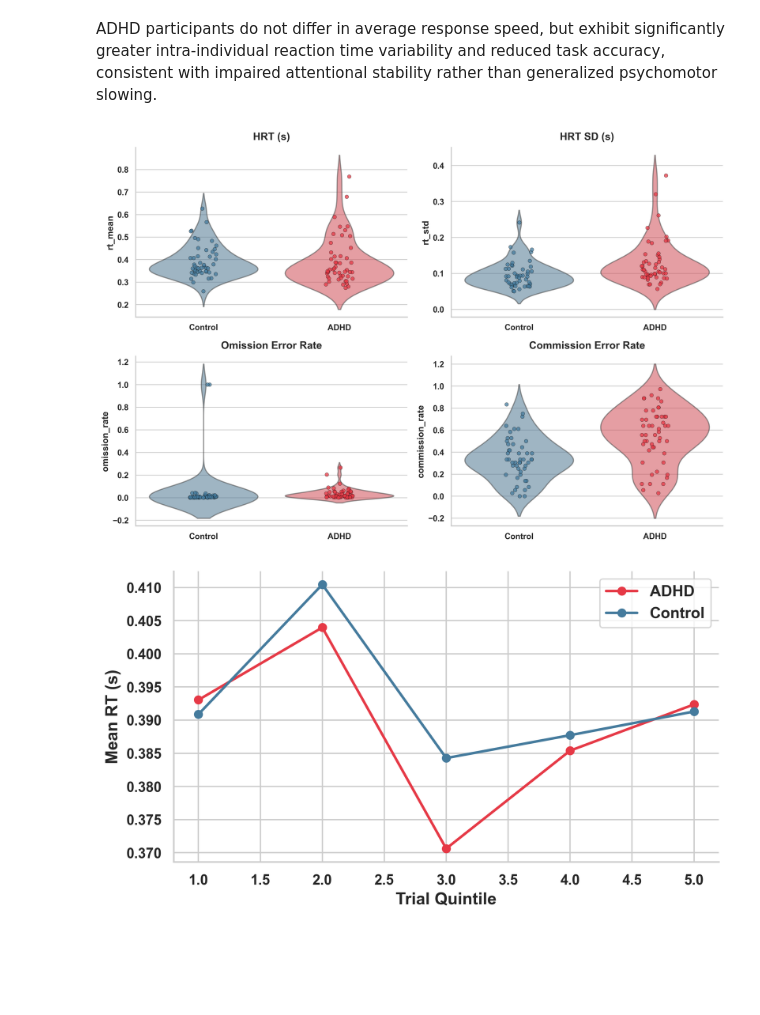
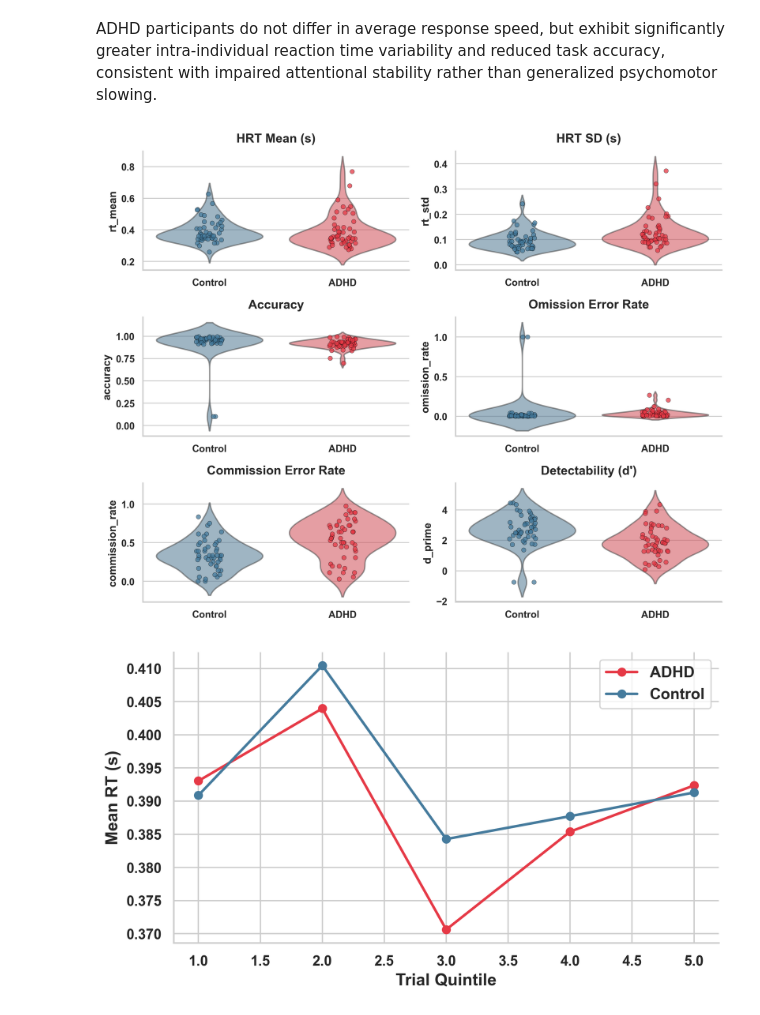
Before and after one commit to Abhikumar199/IITB_ADHD, a Jupyter notebook: Analysis/ADHD_DDM_main.ipynb, the cells around one changed output. Saved outputs shown, nothing was run; the diff lists cells and outputs as text; code cells hidden in the pictures; blank space fills up the shorter version.

```diff
--- a/Analysis/ADHD_DDM_main.ipynb
+++ b/Analysis/ADHD_DDM_main.ipynb
@@ -670,6 +688,18 @@ Commission Error Rate  0.546 (0.249)     0.343 (0.197) Independent t-test    t =
    Detectability (d′)  1.898 (1.006)     2.703 (1.036)     Mann-Whitney U  U = 608.000  0.0000 Rank-biserial r = -0.504 ***
 # %% [markdown]
 ADHD participants do not differ in average response speed, but exhibit significantly greater intra-individual reaction time variability and reduced task accuracy, consistent with impaired attentional stability rather than generalized psychomotor slowing.
+# %%
+METRICS = [
+    # Existing CPT metrics
+    ("rt_mean", "HRT Mean (s)"),
+    ("rt_std", "HRT SD (s)"),
+    ("accuracy", "Accuracy"),
+
+    # Additional CPT metrics
+    ("omission_rate", "Omission Error Rate"),
+    ("commission_rate", "Commission Error Rate"),
+    ("d_prime", "Detectability (d')")
+]
 # %%
 import matplotlib.pyplot as plt
 import seaborn as sns
@@ -687,7 +717,7 @@ plt.rcParams.update({
     "figure.dpi": 300,
 })
 
-fig, axes = plt.subplots(2, 2, figsize=(12, 8))
+fig, axes = plt.subplots(3, 2, figsize=(10, 8))
 
 for ax, (var, lbl) in zip(axes.flatten(), METRICS):
 
@@ -713,34 +743,34 @@ for ax, (var, lbl) in zip(axes.flatten(), METRICS):
         palette=PALETTE,
         size=5,
         alpha=0.75,
         jitter=True,
         edgecolor="black",
         linewidth=0.3,
         ax=ax
     )
 
     # Bold title
     ax.set_title(lbl, fontsize=14, fontweight='bold', pad=10)
 
     # Bold axis labels
     ax.set_xlabel("")
     ax.set_ylabel(var, fontsize=12, fontweight='bold')
 
     # Bold tick labels
     ax.tick_params(axis='both', labelsize=11, width=1.5)
     for tick in ax.get_xticklabels():
         tick.set_fontweight('bold')
     for tick in ax.get_yticklabels():
         tick.set_fontweight('bold')
 
     # Thicker borders
     for spine in ax.spines.values():
         spine.set_linewidth(1.5)
 
 plt.tight_layout()
 plt.show()
 # %% [output]
-[figure, old version]
+[figure, new version]
 # %%
 
 # BUG
```
Also changed, not shown: parts of 24 cells of this notebook, 11 other files.
